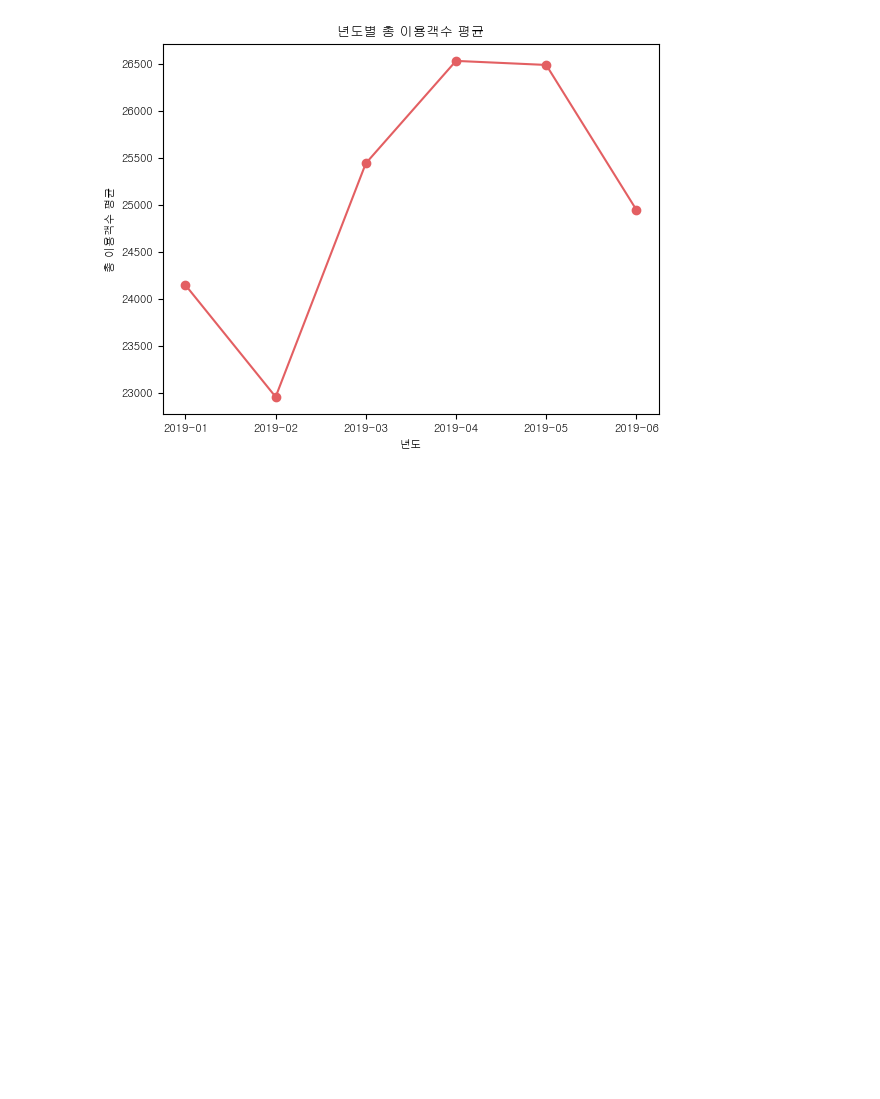
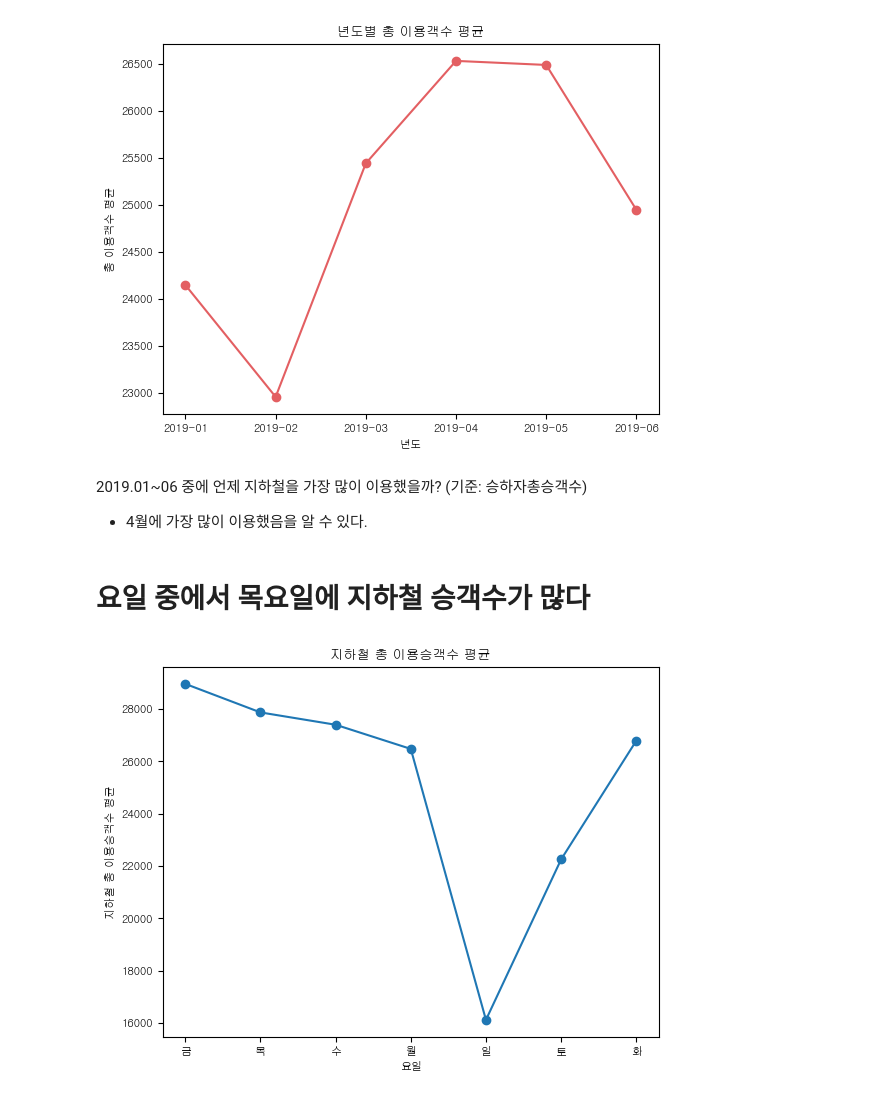
Before and after one commit to youse0ng/EDA_AI-X, a Jupyter notebook: 실습/myEDA.ipynb, the cells around one changed output. Drawn from its saved outputs; the diff is of its cells as text; code cells hidden in the pictures; blank space fills up the shorter version.

```diff
--- a/실습/myEDA.ipynb
+++ b/실습/myEDA.ipynb
@@ -63,7 +47,7 @@ def concat_dfs(folder_path:str , number:int = 1) -> pd.DataFrame:
     else: # 폴더명이 존재하지 않음
         print('폴더명이 잘못되었습니다. 다시 입력해주세요.')
 # %%
-dataframe = concat_dfs(r'C:\Users\hyssk\OneDrive\바탕 화면\003.지하철 이용승객 EDA분석_숙제_20220914\실습\rawfiles',6)
+dataframe = concat_dfs(r'C:\Users\hyssk\OneDrive\바탕 화면\EDA_AI+X\실습\rawfiles',6)
 # %% [markdown]
 # 2019.01~06 중에 언제 지하철을 가장 많이 이용했을까? (기준: 승하자총승객수)
 # %% [markdown]
@@ -110,3 +94,20 @@ plt.title('년도별 총 이용객수 평균')
 plt.show()
 # %% [output]
 [figure]
+# %% [markdown]
+2019.01~06 중에 언제 지하철을 가장 많이 이용했을까? (기준: 승하자총승객수)
+
+- 4월에 가장 많이 이용했음을 알 수 있다.
+# %% [markdown]
+# 요일 중에서 목요일에 지하철 승객수가 많다
+# %%
+df_2=dataframe.groupby('요일').mean()[['총 이용객수']]
+plt.figure()
+plt.scatter(df_2.index,df_2.values)
+plt.xlabel("요일")
+plt.ylabel("지하철 총 이용승객수 평균")
+plt.title("지하철 총 이용승객수 평균")
+plt.plot(df_2.index,df_2.values)
+plt.show()
+# %% [output]
+[figure, added]
```
Also changed, not shown: parts of 6 cells of this notebook.
